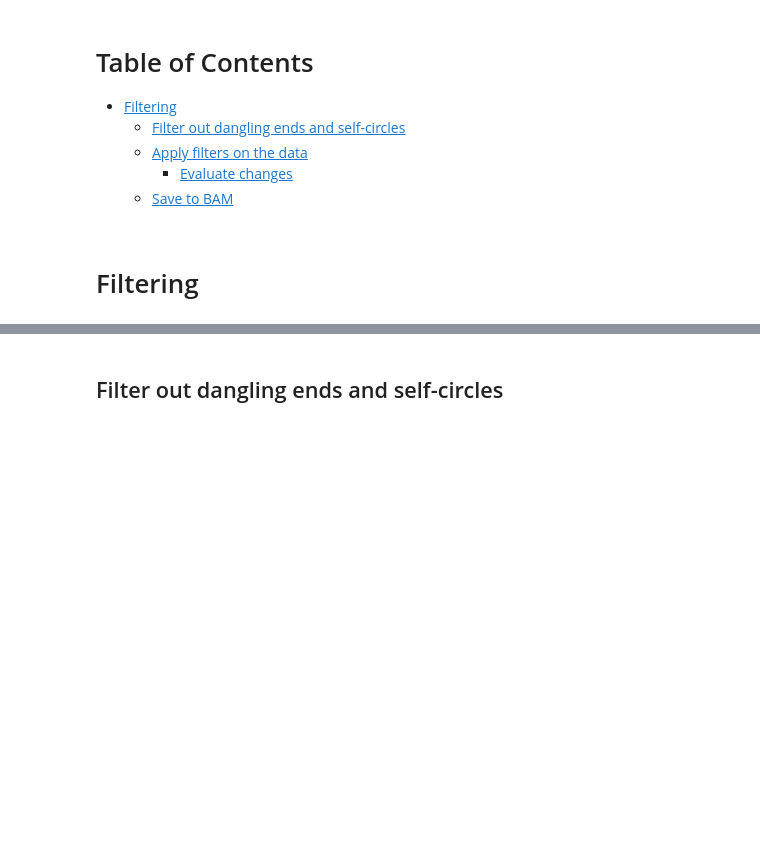
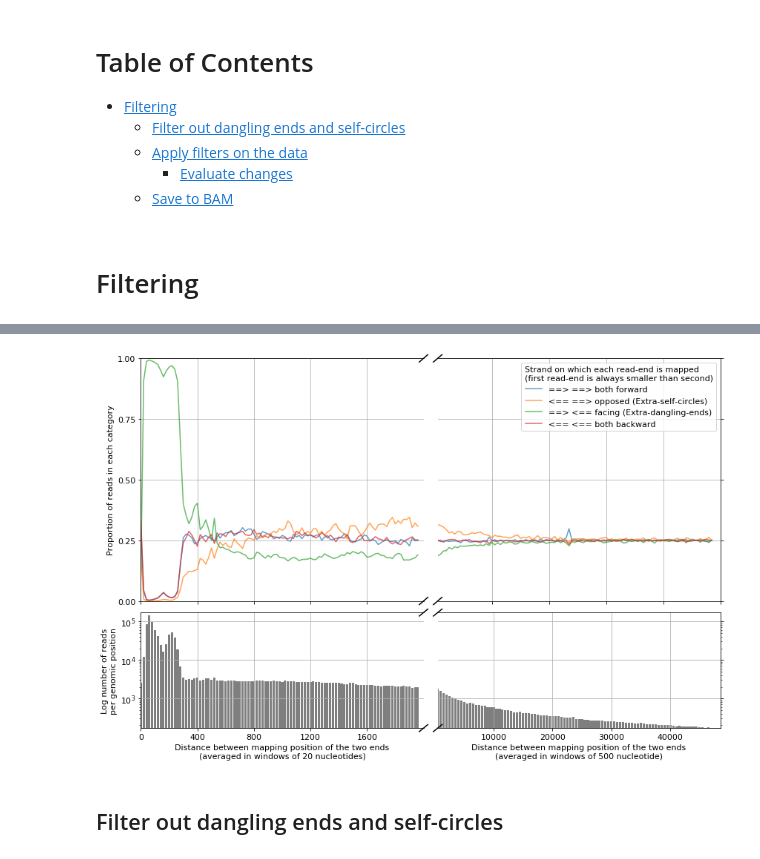
Before and after one commit to 3DGenomes/3DAROC, a Jupyter notebook: Notebooks/03-Filtering mapped reads.ipynb, the cells around one changed output, grey strips where cells are left out. Saved outputs shown, nothing was run; the diff lists cells and outputs as text; code cells hidden in the pictures; blank space fills up the shorter version.

```diff
--- a/Notebooks/03-Filtering mapped reads.ipynb
+++ b/Notebooks/03-Filtering mapped reads.ipynb
@@ -6,3 +11,7 @@
+# %%
+Image(filename='images/orientation_by_distance.png')
+# %% [output]
+[figure, added]
 # %% [markdown]
 ## Filter out dangling ends and self-circles
 # %%
```
Also changed, not shown: parts of 1 cell of this notebook, 3 other files.
